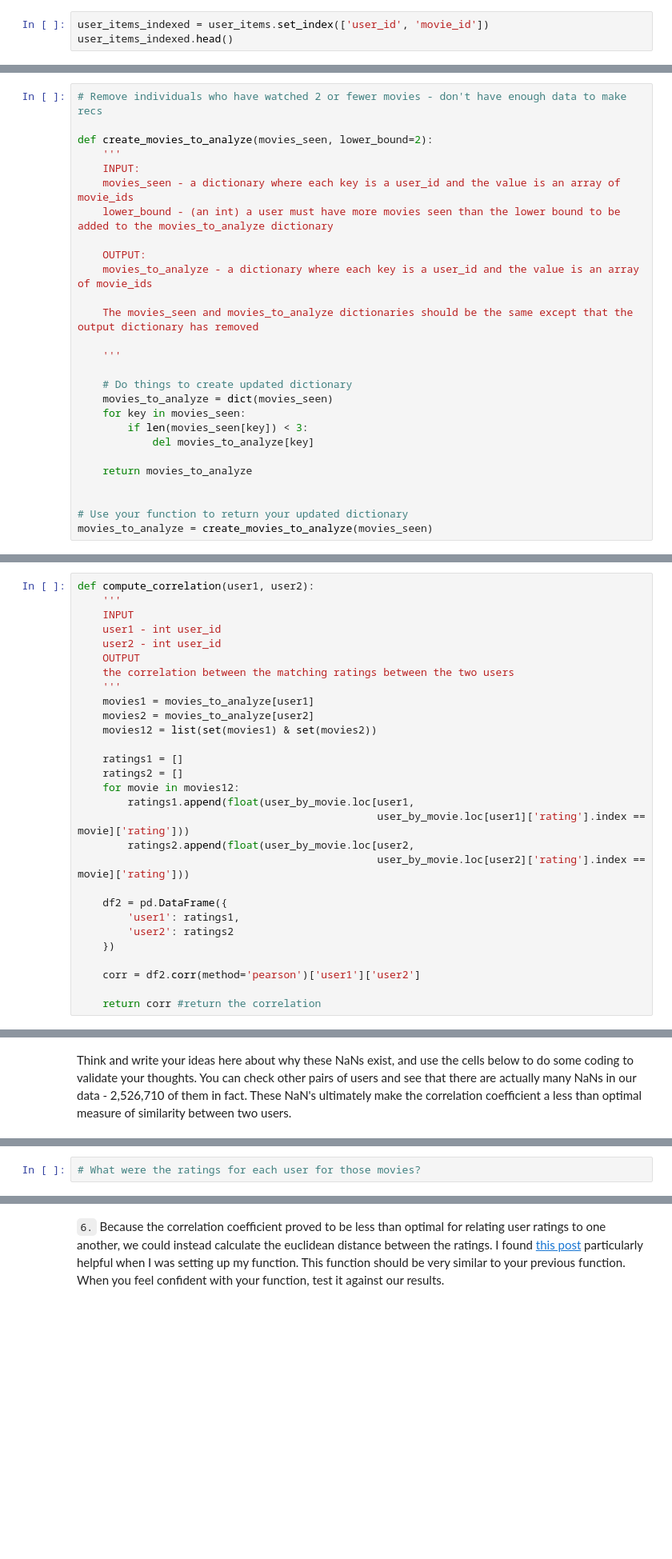
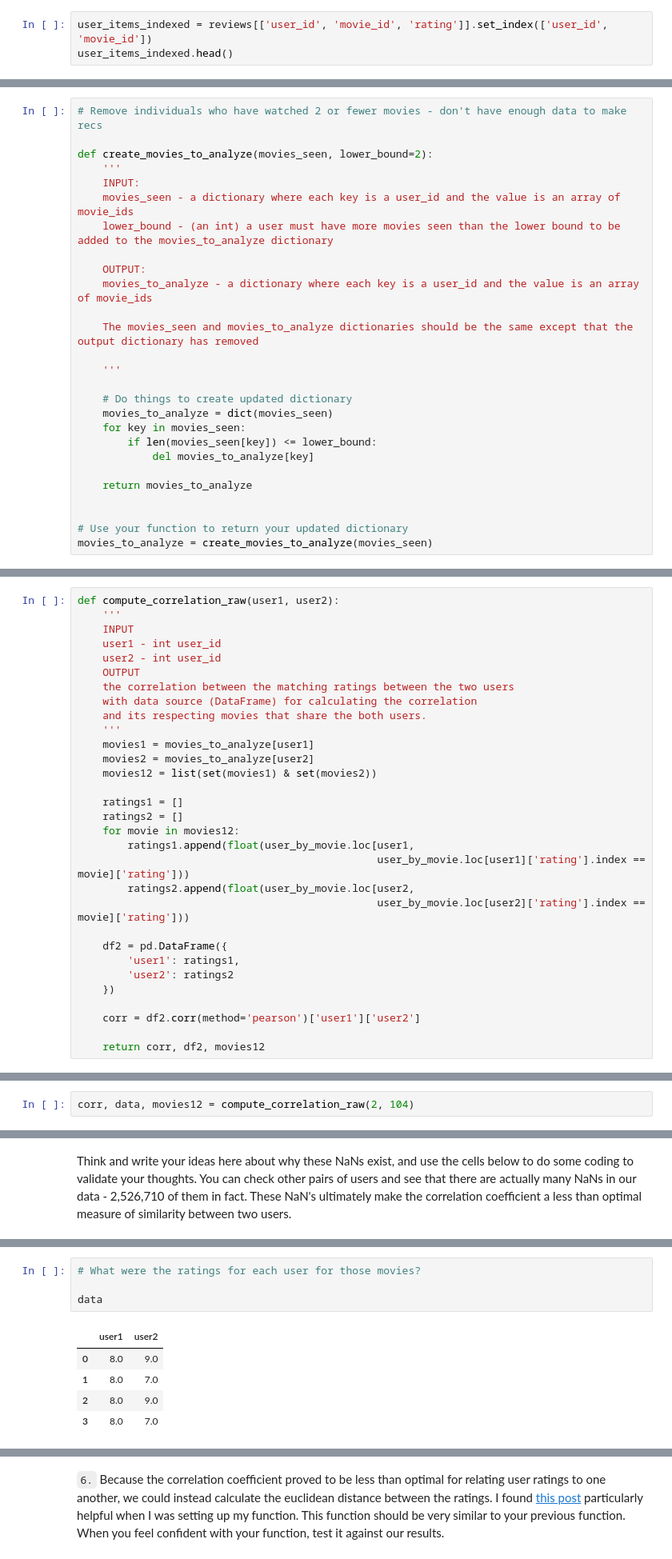
Before and after one commit to amosvoron/udacity, a Jupyter notebook: Collaborative_Filtering.ipynb, the cells around one changed output, grey strips where cells are left out. Shown: that part at 80% size. Cells and saved outputs as stored; diff of their text form; blank space fills up the shorter version.

```diff
--- a/Collaborative_Filtering.ipynb
+++ b/Collaborative_Filtering.ipynb
@@ -134,7 +124,7 @@ _____
 # %%
 # Create user-by-item matrix
 # %%
-user_items_indexed = user_items.set_index(['user_id', 'movie_id'])
+user_items_indexed = reviews[['user_id', 'movie_id', 'rating']].set_index(['user_id', 'movie_id'])
 user_items_indexed.head()
 # %% [output]
 |  |  | rating |
@@ -231,7 +222,7 @@ def create_movies_to_analyze(movies_seen, lower_bound=2):
     # Do things to create updated dictionary
     movies_to_analyze = dict(movies_seen)
     for key in movies_seen:
-        if len(movies_seen[key]) < 3:
+        if len(movies_seen[key]) <= lower_bound:
             del movies_to_analyze[key]
 
     return movies_to_analyze
@@ -268,13 +259,15 @@ Therefore, rather than creating a dataframe with all possible pairings of users
 
 `4.` Using the **movies_to_analyze** dictionary and **user_by_movie** dataframe, create a function that computes the correlation between the ratings of similar movies for two users.  Then use your function to compare your results to ours using the tests below.
 # %%
-def compute_correlation(user1, user2):
+def compute_correlation_raw(user1, user2):
     '''
     INPUT
     user1 - int user_id
     user2 - int user_id
     OUTPUT
     the correlation between the matching ratings between the two users
+    with data source (DataFrame) for calculating the correlation
+    and its respecting movies that share the both users.
     '''
     movies1 = movies_to_analyze[user1]
     movies2 = movies_to_analyze[user2]
@@ -295,4 +288,4 @@ def compute_correlation(user1, user2):
 
     corr = df2.corr(method='pearson')['user1']['user2']
 
-    return corr #return the correlation
+    return corr, df2, movies12
@@ -311,3 +317,5 @@ If this is all you see, then it looks like your function passed all of our tests
 If the function you wrote passed all of the tests, then you have correctly set up your function to calculate the correlation between any two users.
 
 `5.` But one question is, why are we still obtaining **NaN** values?  As you can see in the code cell above, users 2 and 104 have a correlation of **NaN**. Why?
+# %%
+corr, data, movies12 = compute_correlation_raw(2, 104)
@@ -318,2 +334,10 @@ Think and write your ideas here about why these NaNs exist, and use the cells be
 # %%
 # What were the ratings for each user for those movies?
+
+data
+# %% [output]
+|  | user1 | user2 |
+| 0 | 8.0 | 9.0 |
+| 1 | 8.0 | 7.0 |
+| 2 | 8.0 | 9.0 |
+| 3 | 8.0 | 7.0 |
```
Also changed, not shown: parts of 14 cells of this notebook.
